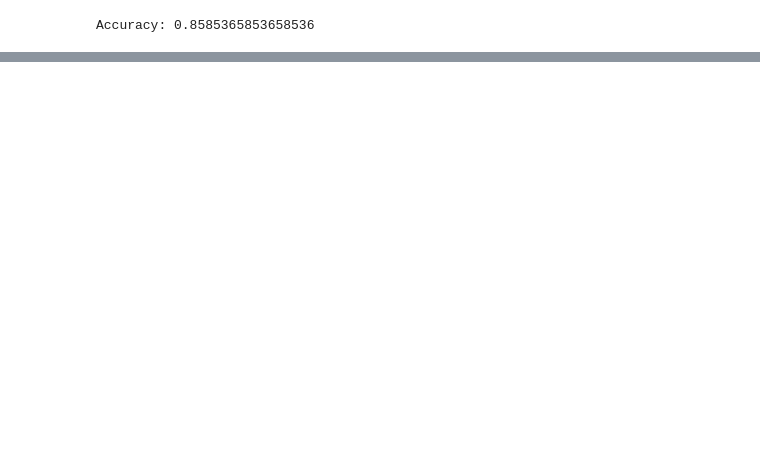
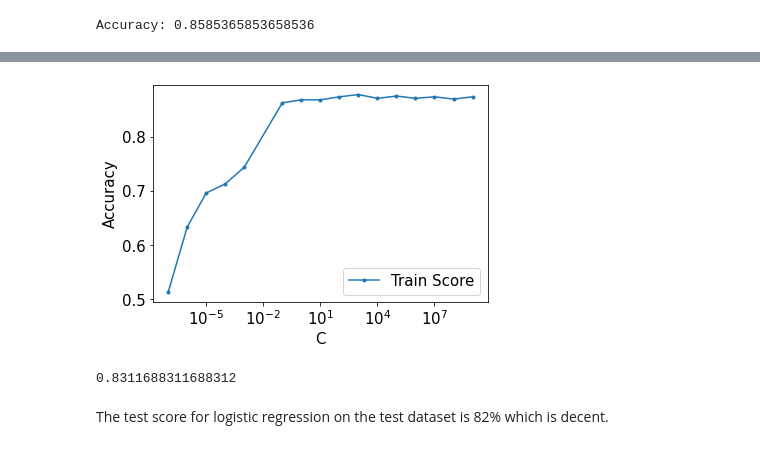
Before and after one commit to puneetsran/supervised_learning_project, a Jupyter notebook: supervised_learning_project.ipynb, the cells around one changed output, grey strips where cells are left out. Drawn from its saved outputs; the diff is of its cells as text; code cells hidden in the pictures; blank space fills up the shorter version.

```diff
--- a/supervised_learning_project.ipynb
+++ b/supervised_learning_project.ipynb
@@ -400,4 +379,0 @@ display(linregmm.summary())
-# %%
-X = X.drop(columns=['fbs', 'trestbps', 'chol'])
-linreg1 = linear_model.OLS(y, X).fit()
-linreg1.summary()
@@ -407,4 +379,0 @@ linreg1.summary()
-# %%
-X = X.drop(columns=['age'])
-linreg1 = linear_model.OLS(y, X).fit()
-linreg1.summary()
@@ -426,0 +427,18 @@ plt.show()
+# %%
+from sklearn.model_selection import train_test_split
+X_train, X_test, y_train, y_test = train_test_split(X,y, test_size=0.3)
+# %%
+# Hyperparameter Optimization on Logistic Regression
+from sklearn.linear_model import LogisticRegression
+
+train_scores = []
+
+C_range = np.array([.0000001,.000001,.00001,.0001,.001,0.1,1,10,100,1000,
+                    10000,100000,1000000,10000000,100000000,1000000000])
+
+for c in C_range:
+    my_logreg = LogisticRegression(C = c, random_state=1)
+    my_logreg.fit(X_train,y_train)
+
+    # train on traning set
+    train_scores.append(my_logreg.score(X_train,y_train))
@@ -426,0 +463,16 @@ plt.show()
+# %%
+plt.figure()
+plt.plot(C_range, train_scores,label="Train Score",marker='.')
+plt.xscale('log')
+plt.xlabel('C')
+plt.ylabel('Accuracy')
+plt.legend()
+plt.show();
+# %% [output]
+[figure, added]
+# %%
+my_logreg.score(X_test, y_test)
+# %% [output]
+0.8311688311688312
+# %% [markdown]
+The test score for logistic regression on the test dataset is 82% which is decent.
```
Also changed, not shown: parts of 31 cells of this notebook, 7 other files.
